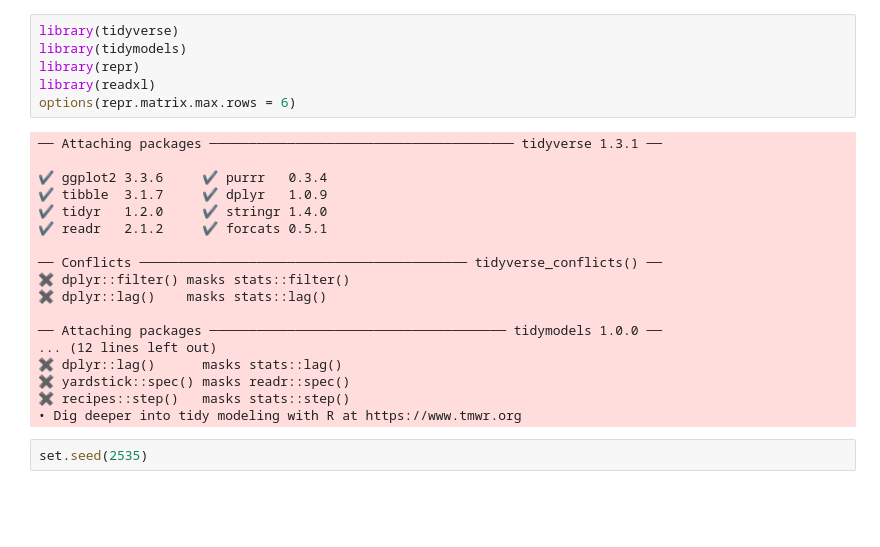
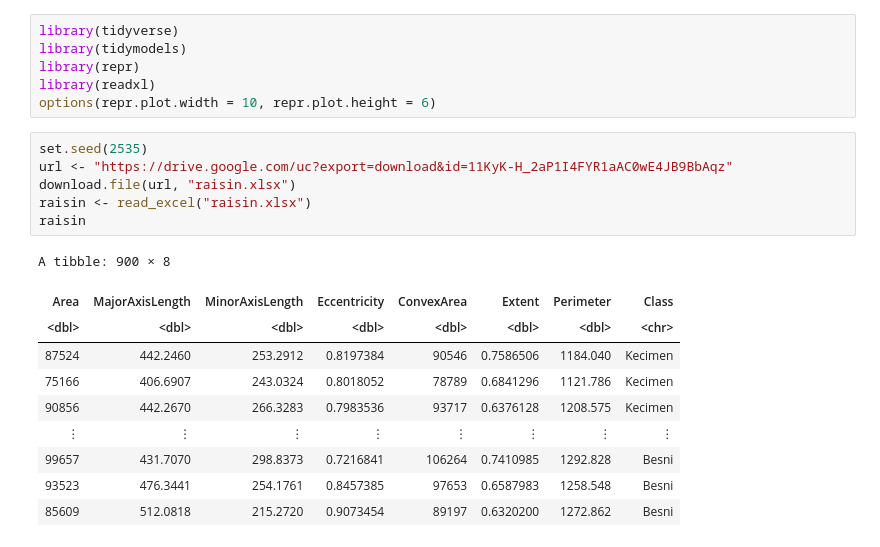
Before and after one commit to Jitao-Z/Identify_types_of_raisins_from_images, a Jupyter notebook: Proposal.ipynb, the cells around one changed output. Drawn from its saved outputs; the diff is of its cells as text; blank space fills up the shorter version.

```diff
--- a/Proposal.ipynb
+++ b/Proposal.ipynb
@@ -3,24 +3,21 @@ library(tidyverse)
 library(tidymodels)
 library(repr)
 library(readxl)
-options(repr.matrix.max.rows = 6)
+options(repr.plot.width = 10, repr.plot.height = 6)
-# %% [output]
-── Attaching packages ─────────────────────────────────────── tidyverse 1.3.1 ──
-
-✔ ggplot2 3.3.6     ✔ purrr   0.3.4
-✔ tibble  3.1.7     ✔ dplyr   1.0.9
-✔ tidyr   1.2.0     ✔ stringr 1.4.0
-✔ readr   2.1.2     ✔ forcats 0.5.1
-
-── Conflicts ────────────────────────────────────────── tidyverse_conflicts() ──
-✖ dplyr::filter() masks stats::filter()
-✖ dplyr::lag()    masks stats::lag()
-
-── Attaching packages ────────────────────────────────────── tidymodels 1.0.0 ──
-... (12 lines left out)
-✖ dplyr::lag()      masks stats::lag()
-✖ yardstick::spec() masks readr::spec()
-✖ recipes::step()   masks stats::step()
-• Dig deeper into tidy modeling with R at https://www.tmwr.org
 # %%
 set.seed(2535)
+url <- "https://drive.google.com/uc?export=download&id=11KyK-H_2aP1I4FYR1aAC0wE4JB9BbAqz"
+download.file(url, "raisin.xlsx")
+raisin <- read_excel("raisin.xlsx")
+raisin
+# %% [output]
+A tibble: 900 × 8
+| Area | MajorAxisLength | MinorAxisLength | Eccentricity | ConvexArea | Extent | Perimeter | Class |
+| <dbl> | <dbl> | <dbl> | <dbl> | <dbl> | <dbl> | <dbl> | <chr> |
+| 87524 | 442.2460 | 253.2912 | 0.8197384 | 90546 | 0.7586506 | 1184.040 | Kecimen |
+| 75166 | 406.6907 | 243.0324 | 0.8018052 | 78789 | 0.6841296 | 1121.786 | Kecimen |
+| 90856 | 442.2670 | 266.3283 | 0.7983536 | 93717 | 0.6376128 | 1208.575 | Kecimen |
+| ⋮ | ⋮ | ⋮ | ⋮ | ⋮ | ⋮ | ⋮ | ⋮ |
+| 99657 | 431.7070 | 298.8373 | 0.7216841 | 106264 | 0.7410985 | 1292.828 | Besni |
+| 93523 | 476.3441 | 254.1761 | 0.8457385 | 97653 | 0.6587983 | 1258.548 | Besni |
+| 85609 | 512.0818 | 215.2720 | 0.9073454 | 89197 | 0.6320200 | 1272.862 | Besni |
```
Also changed, not shown: parts of 4 cells of this notebook, 1 other file.
